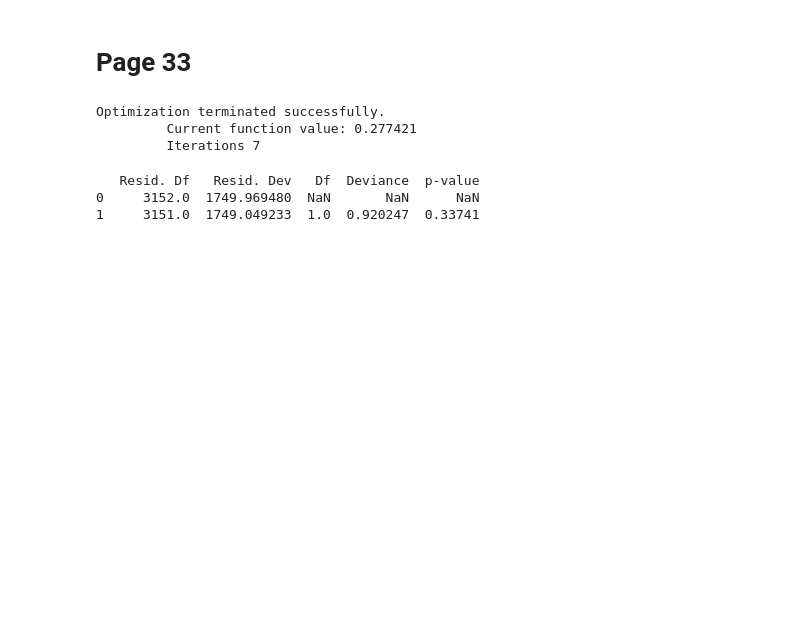
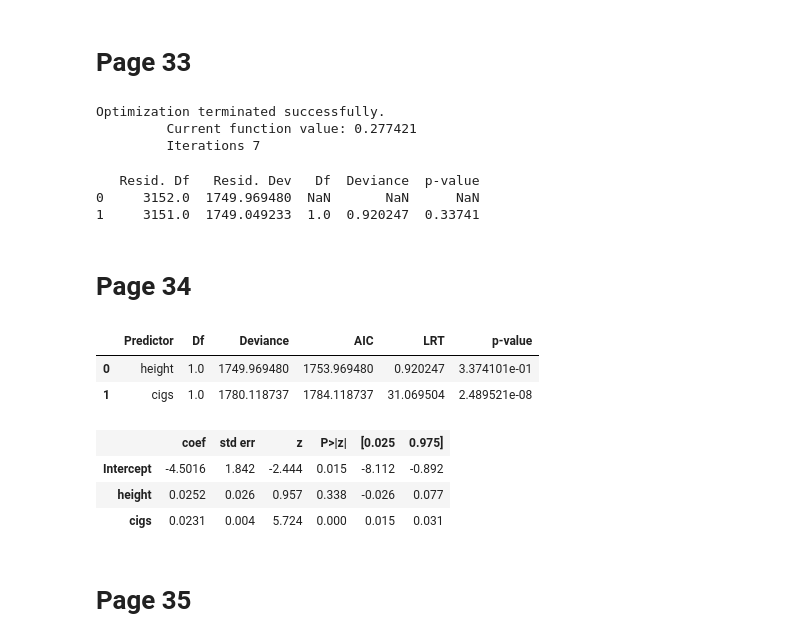
Before and after one commit to percivalphakath/Extending-the-Linear-Model-with-Python, a Jupyter notebook: Chapter2-BinaryResponse.ipynb, the cells around one changed output. Cells and saved outputs as stored; diff of their text form; code cells hidden in the pictures; blank space fills up the shorter version.

```diff
--- a/Chapter2-BinaryResponse.ipynb
+++ b/Chapter2-BinaryResponse.ipynb
@@ -274,3 +274,53 @@ print(deviance_table)
    Resid. Df   Resid. Dev   Df  Deviance  p-value
 0     3152.0  1749.969480  NaN       NaN      NaN
 1     3151.0  1749.049233  1.0  0.920247  0.33741
+# %% [markdown]
+<h1>Page 34</h1>
+# %%
+# Function to perform single term deletions (drop1 equivalent)
+def drop1_test(model, data):
+    full_model_llf = model.llf
+    full_model_df = model.df_model
+
+    results = []
+    predictors = model.model.exog_names[1:]  # Exclude the intercept
+
+    for predictor in predictors:
+        formula = 'y ~ ' + ' + '.join([p for p in predictors if p != predictor])
+        reduced_model = smf.logit(formula=formula, data=data).fit(disp=0)
+
+        lr_statistic = 2 * (full_model_llf - reduced_model.llf)
+        df_diff = full_model_df - reduced_model.df_model
+        p_value = chi2.sf(lr_statistic, df_diff)
+
+        results.append({
+            'Predictor': predictor,
+            'Df': reduced_model.df_model,
+            'Deviance': -2 * reduced_model.llf,
+            'AIC': reduced_model.aic,
+            'LRT': lr_statistic,
+            'p-value': p_value
+        })
+
+    return pd.DataFrame(results)
+
+# Perform the single term deletions test
+drop1_results = drop1_test(lmod, wcgs)
+
+# Display results
+drop1_results
+# %% [output]
+|  | Predictor | Df | Deviance | AIC | LRT | p-value |
+| 0 | height | 1.0 | 1749.969480 | 1753.969480 | 0.920247 | 3.374101e-01 |
+| 1 | cigs | 1.0 | 1780.118737 | 1784.118737 | 31.069504 | 2.489521e-08 |
+# %%
+# An alternative to this test is the z-value, which is appoximately normmally distributed.
+# This table include the likelihood-based confident interval
+lmod.summary().tables[1]
+# %% [output]
+|  | coef | std err | z | P>|z| | [0.025 | 0.975] |
+| Intercept | -4.5016 | 1.842 | -2.444 | 0.015 | -8.112 | -0.892 |
+| height | 0.0252 | 0.026 | 0.957 | 0.338 | -0.026 | 0.077 |
+| cigs | 0.0231 | 0.004 | 5.724 | 0.000 | 0.015 | 0.031 |
+# %% [markdown]
+<h1>Page 35</h1>
```
Also changed, not shown: parts of 10 cells of this notebook.
